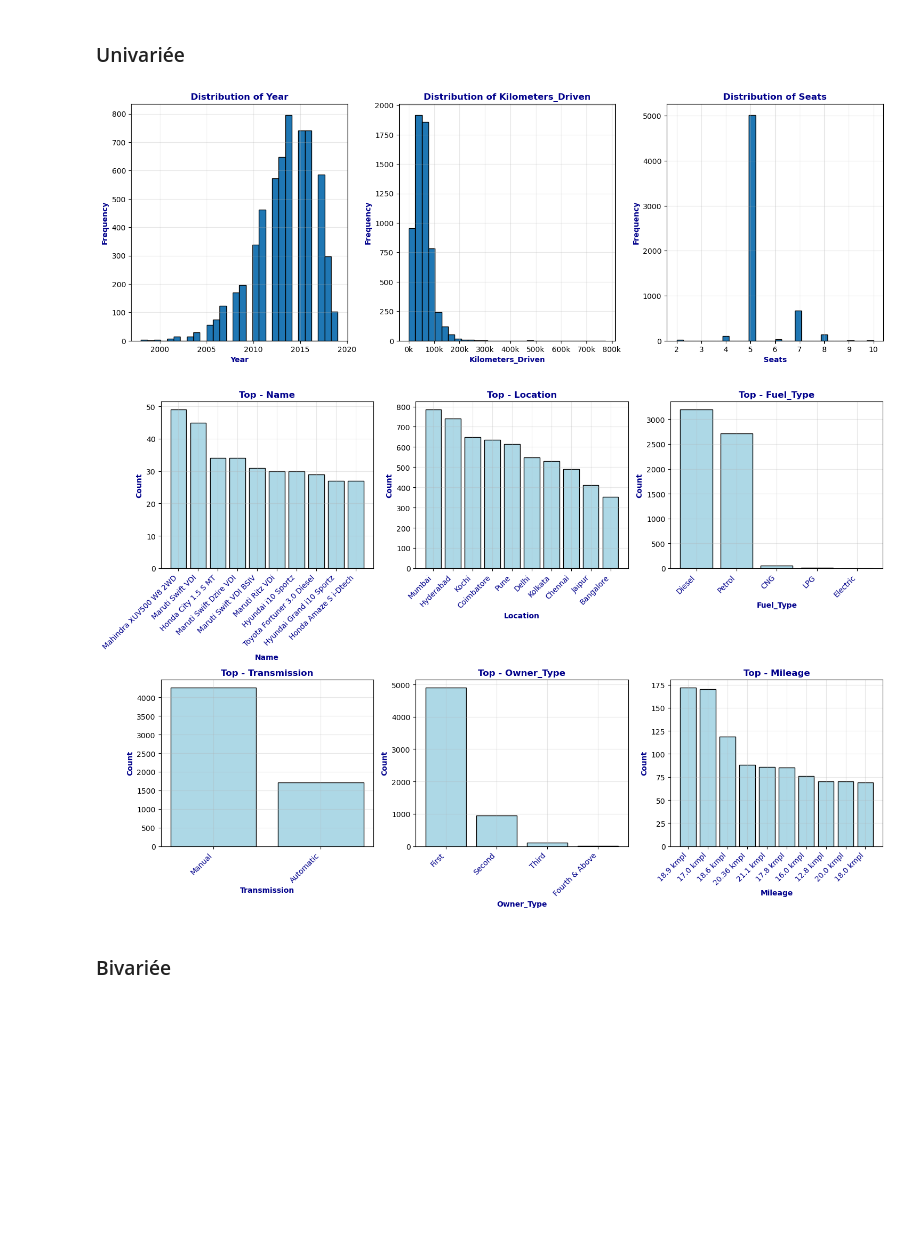
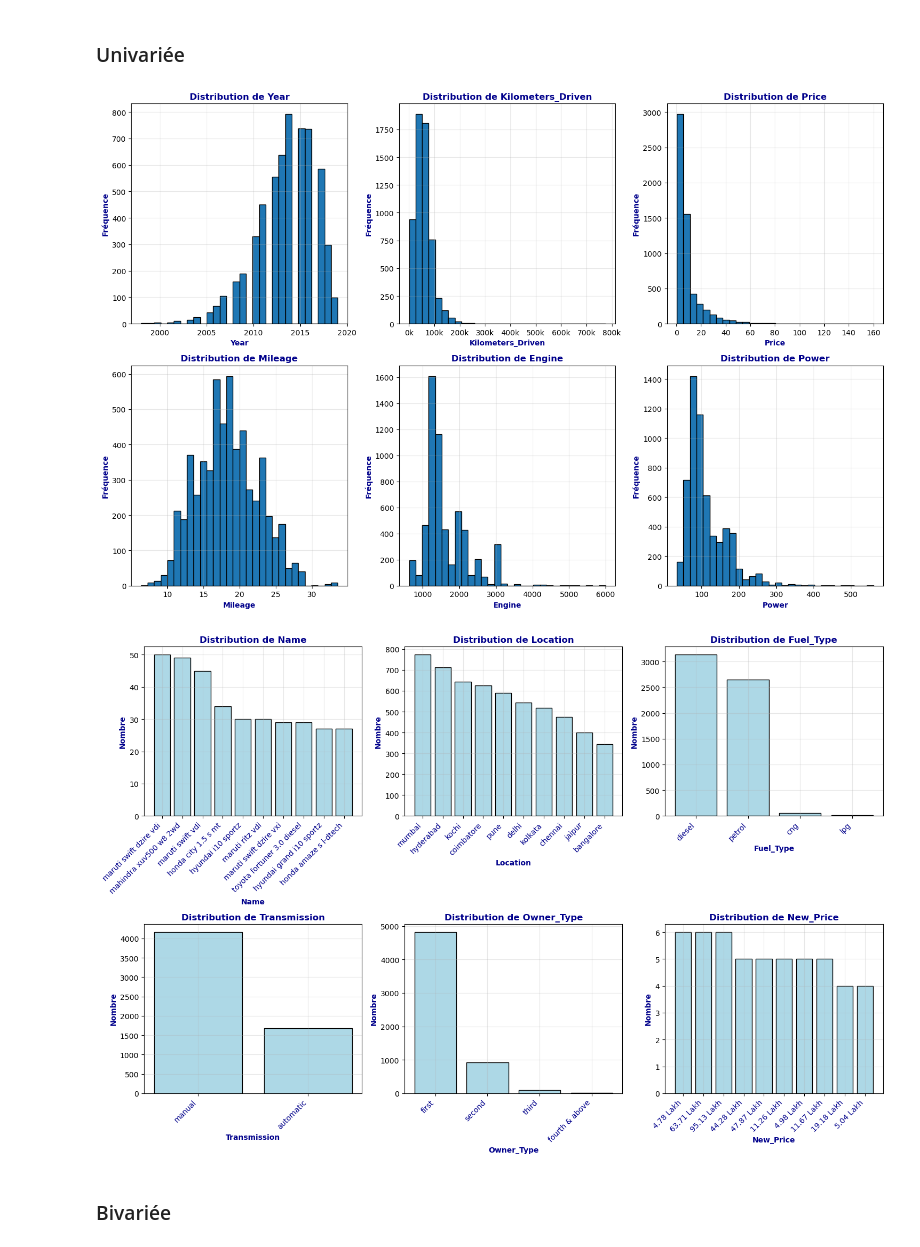
Before and after one commit to Ptitlu42/TP_data_mining, a Jupyter notebook: TP_eda.ipynb, the cells around one changed output. Saved outputs shown, nothing was run; the diff lists cells and outputs as text; code cells hidden in the pictures; blank space fills up the shorter version.

```diff
--- a/TP_eda.ipynb
+++ b/TP_eda.ipynb
@@ -74,0 +84,5 @@ UNDERLINE = '\033[4m'
+# %%
+df['Mileage'] = df['Mileage'].astype(str).str.extract(r'(\d+\.?\d*)').astype(float)
+df['Engine'] = df['Engine'].astype(str).str.extract(r'(\d+\.?\d*)').astype(float)
+df['Power'] = df['Power'].astype(str).str.extract(r'(\d+\.?\d*)').astype(float)
+df.head()
@@ -268,38 +527,41 @@ Et enfin j'ai décider de remplacer les valeurs à 0 pour le nombre de sièges p
 # %% [markdown]
 ### Univariée
 # %%
+# Variables numériquesn
 plt.figure(figsize=(15, 10))
-for i, feature in enumerate(numerical_features, 1):
-    plt.subplot(2, 3, i)
-    data = df_clean[feature].dropna()
-    plt.hist(data, bins=30, edgecolor='black')
-    plt.title(f'Distribution of {feature}', color='darkblue', fontweight='bold')
-    plt.grid(True, alpha=0.3)
-    if feature == 'Kilometers_Driven':
-        plt.gca().xaxis.set_major_formatter(lambda x, p: f'{int(x/1000)}k')
-    plt.xlabel(feature, color='darkblue', fontweight='bold')
-    plt.ylabel('Frequency', color='darkblue', fontweight='bold')
+numerical_features = ['Year', 'Kilometers_Driven', 'Price', 'Mileage', 'Engine', 'Power', 'Seats']
+for i, feature in enumerate(numerical_features):
+    if i < 6:
+        plt.subplot(2, 3, i+1)
+        data = df_clean_qual[feature].dropna()
+        plt.hist(data, bins=30, edgecolor='black')
+        plt.title(f'Distribution de {feature}', color='darkblue', fontweight='bold')
+        plt.grid(True, alpha=0.3)
+        if feature == 'Kilometers_Driven':
+            plt.gca().xaxis.set_major_formatter(lambda x, p: f'{int(x/1000)}k')
+        plt.xlabel(feature, color='darkblue', fontweight='bold')
+        plt.ylabel('Fréquence', color='darkblue', fontweight='bold')
 plt.tight_layout()
 plt.show()
 
-categorical_features = df_clean.select_dtypes(include=['object']).columns
-
+# Variables catégorielles
 plt.figure(figsize=(15, 10))
-for i, feature in enumerate(categorical_features, 1):
-    if i <= 6:
-        plt.subplot(2, 3, i)
-        value_counts = df_clean[feature].value_counts().head(10)
+categorical_features = df_clean_qual.select_dtypes(include=['object']).columns
+for i, feature in enumerate(categorical_features):
+    if i < 6:
+        plt.subplot(2, 3, i+1)
+        value_counts = df_clean_qual[feature].value_counts().head(10)
         plt.bar(range(len(value_counts)), value_counts.values, edgecolor='black', color='lightblue')
-        plt.title(f'Top - {feature}', color='darkblue', fontweight='bold')
+        plt.title(f'Distribution de {feature}', color='darkblue', fontweight='bold')
         plt.xticks(range(len(value_counts)), value_counts.index, rotation=45, ha='right', color='darkblue')
         plt.grid(True, alpha=0.3)
         plt.xlabel(feature, color='darkblue', fontweight='bold')
-        plt.ylabel('Count', color='darkblue', fontweight='bold')
+        plt.ylabel('Nombre', color='darkblue', fontweight='bold')
 plt.tight_layout()
 plt.show()
 # %% [output]
-[figure, old version]
+[figure, new version]
-[figure, old version]
+[figure, new version]
 # %% [markdown]
 ### Bivariée
 # %%
```
Also changed, not shown: parts of 11 cells of this notebook.
